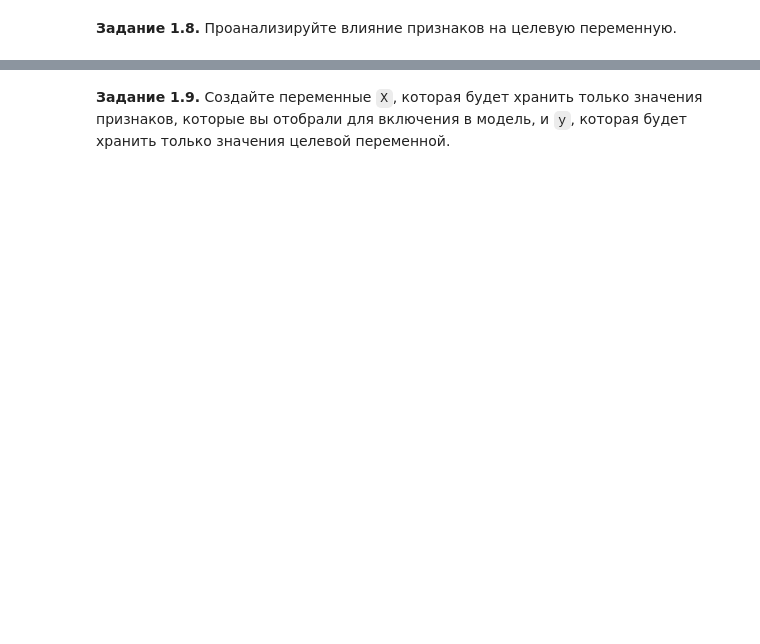
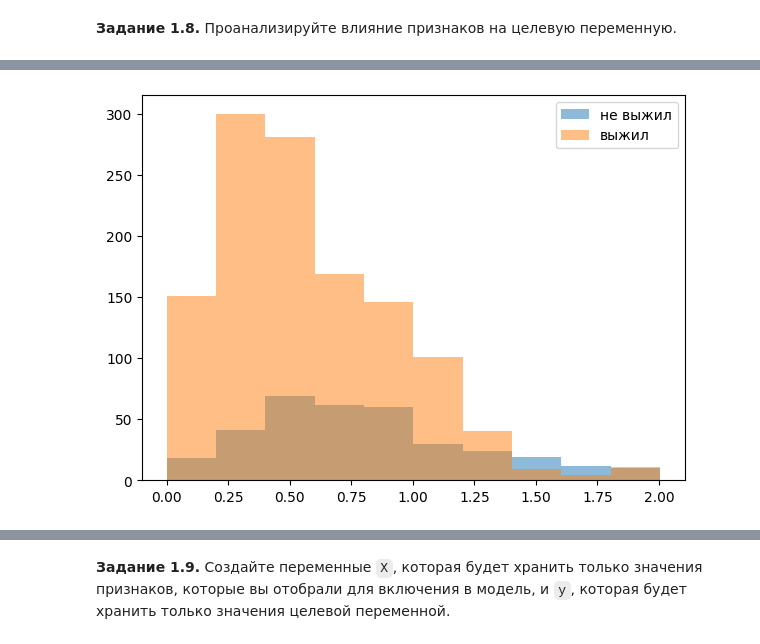
Before and after one commit to sxssbw/dl_sem_1_fall, a Jupyter notebook: week_01_ml_intro/Homework/hw_1_game_of_thrones.ipynb, the cells around one changed output, grey strips where cells are left out. Cells and saved outputs as stored; diff of their text form; code cells hidden in the pictures; blank space fills up the shorter version.

```diff
--- a/week_01_ml_intro/Homework/hw_1_game_of_thrones.ipynb
+++ b/week_01_ml_intro/Homework/hw_1_game_of_thrones.ipynb
@@ -593,0 +595,9 @@ dtype: int64
+# %%
+plt.figure(figsize=(7, 5))
+plt.hist(data_encoded['popularity_scaled'][data_encoded['isAlive'] == 0], alpha=0.5, label='не выжил')
+plt.hist(data_encoded['popularity_scaled'][data_encoded['isAlive'] == 1], alpha=0.5, label='выжил')
+plt.legend()
+plt.show()
+#персонажи, которые выжили, в основном имеют низкую популярность (0-0.5)
+# %% [output]
+[figure, added]
```
Also changed, not shown: parts of 14 cells of this notebook.
